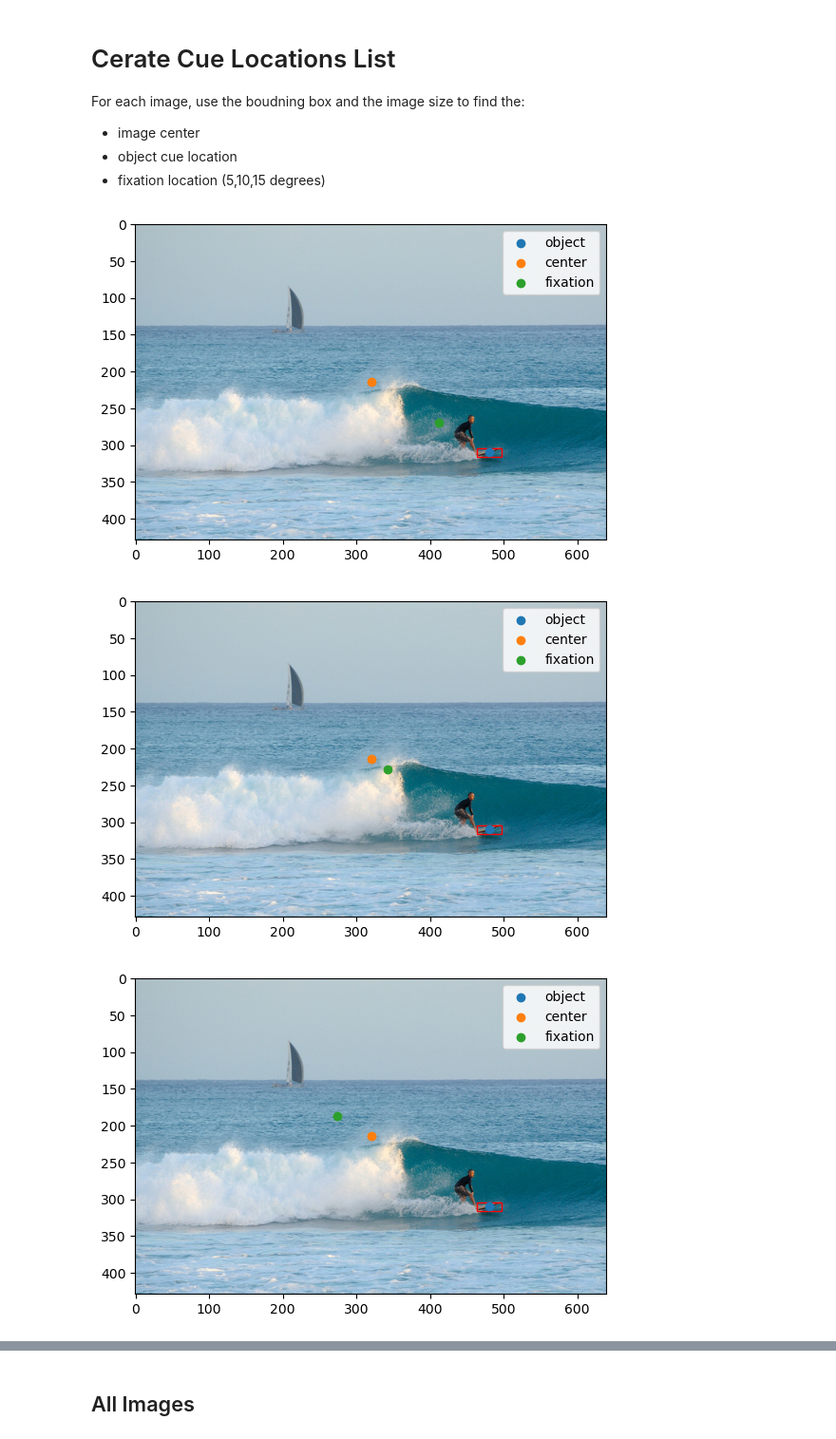
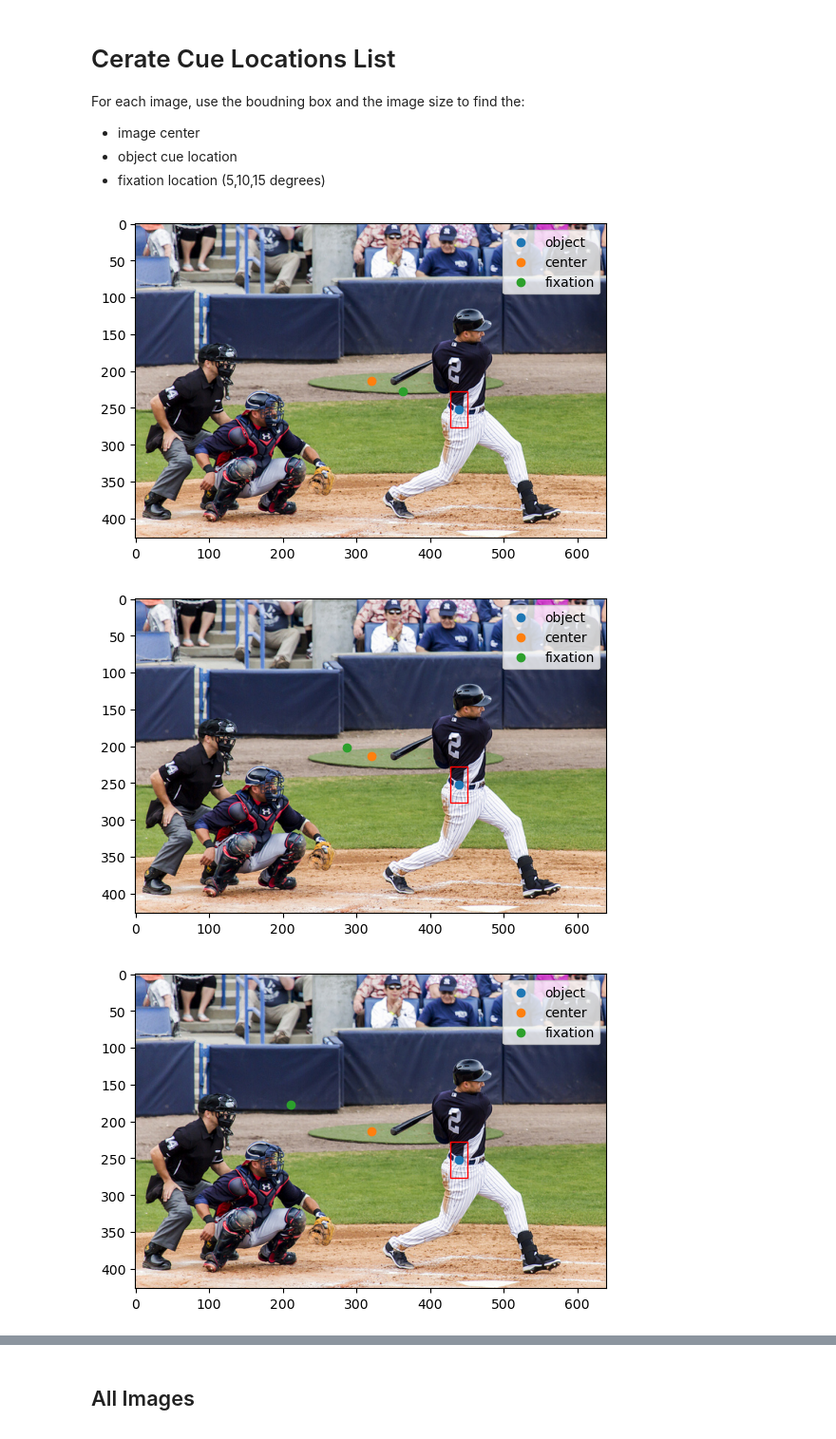
Before and after one commit to RosenholtzLab/TTM, a Jupyter notebook: CreateCueLocs.ipynb, the cells around one changed output, grey strips where cells are left out. Shown at 95% size. Drawn from its saved outputs; the diff is of its cells as text; code cells hidden in the pictures.

```diff
--- a/CreateCueLocs.ipynb
+++ b/CreateCueLocs.ipynb
@@ -15,16 +15,20 @@ import matplotlib.patches as patches
 import glob
 # %%
 #imnum = '000000532761';
-imnum = '000000579635';
-bbx_xywh = (463,304,34,12)
+#imnum = '000000579635';
+imnum = '000000009590'
+imnum = '000000281409'
+bbx_xywh = (427,228,24,49)
+#bbx_xywh = (463,304,34,12)
 #bbx_xywh = (117,191,65,46)
 #bbx_xywh = (500,150,65,46)
 
 ppd = 16
 
 #read in image
-#im = cv2.imread(f'/home/gridsan/vdutell/RosenholtzLab_shared/val2017_select/{imnum}.jpg')
-im = cv2.imread(f'/home/gridsan/vdutell/RosenholtzLab_shared/cocop_stims/{imnum}.jpg')
+# im = cv2.imread(f'/home/gridsan/vdutell/RosenholtzLab_shared/val2017_select/{imnum}.jpg')
+# im = cv2.imread(f'/home/gridsan/vdutell/RosenholtzLab_shared/cocop_stims3/newims/{imnum}.jpg')
+im = cv2.imread(f'/home/gridsan/groups/RosenholtzLab/detection_repos/final_experiment_present_images/{imnum}.jpg')
 im = cv2.cvtColor(im, cv2.COLOR_BGR2RGB)
 # %%
 def find_fixation_location(img, bbx_xywh, eccentricity, ppd, plot=False):
@@ -78,8 +82,9 @@ def find_fixation_location(img, bbx_xywh, eccentricity, ppd, plot=False):
 # %%
 find_fixation_location(im,bbx_xywh, 5, 16,plot=True)
 find_fixation_location(im,bbx_xywh, 10, 16,plot=True)
 find_fixation_location(im,bbx_xywh, 15, 16,plot=True)
+find_fixation_location(im,bbx_xywh, 20, 16,plot=True)
 # %% [output]
-[figure, old version]
+[figure, new version]
-[figure, old version]
+[figure, new version]
-[figure, old version]
+[figure, new version]
```
Also changed, not shown: parts of 7 cells of this notebook, 14 other files.
